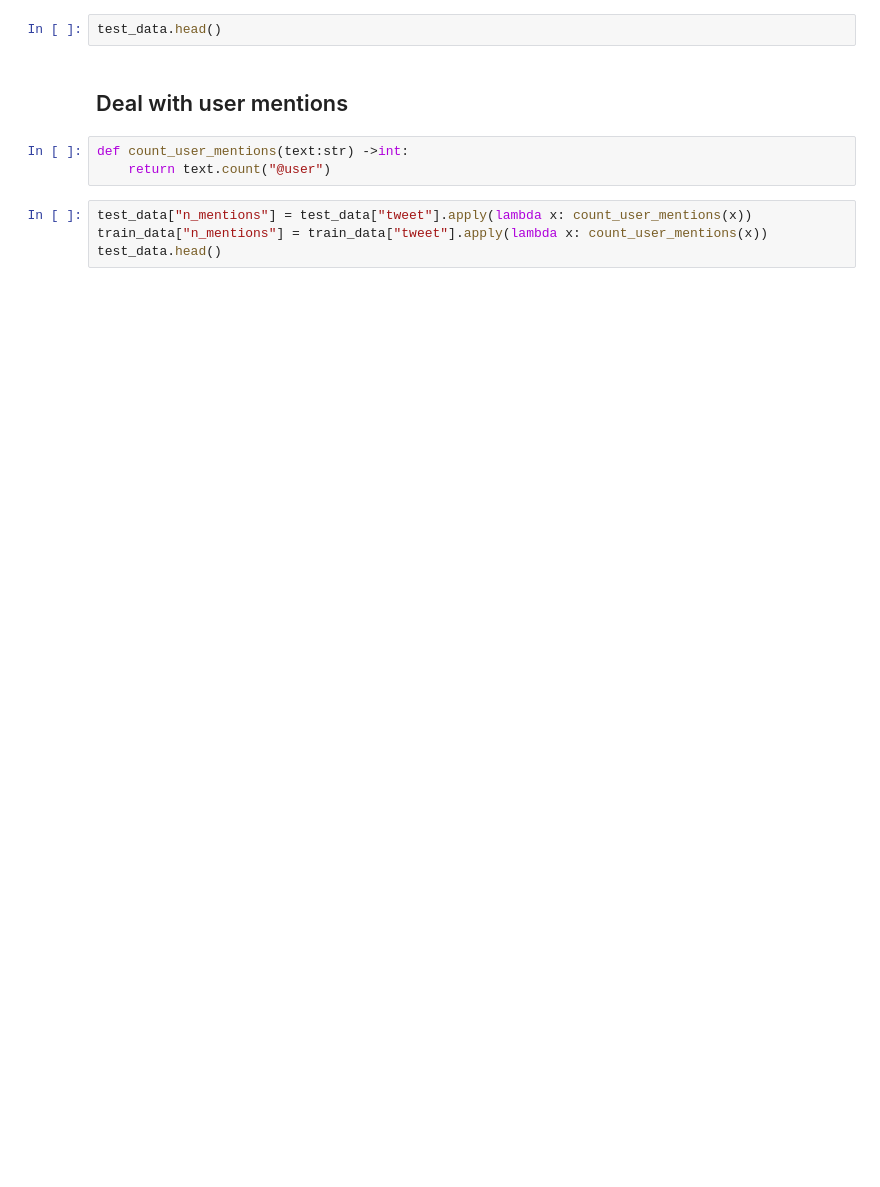
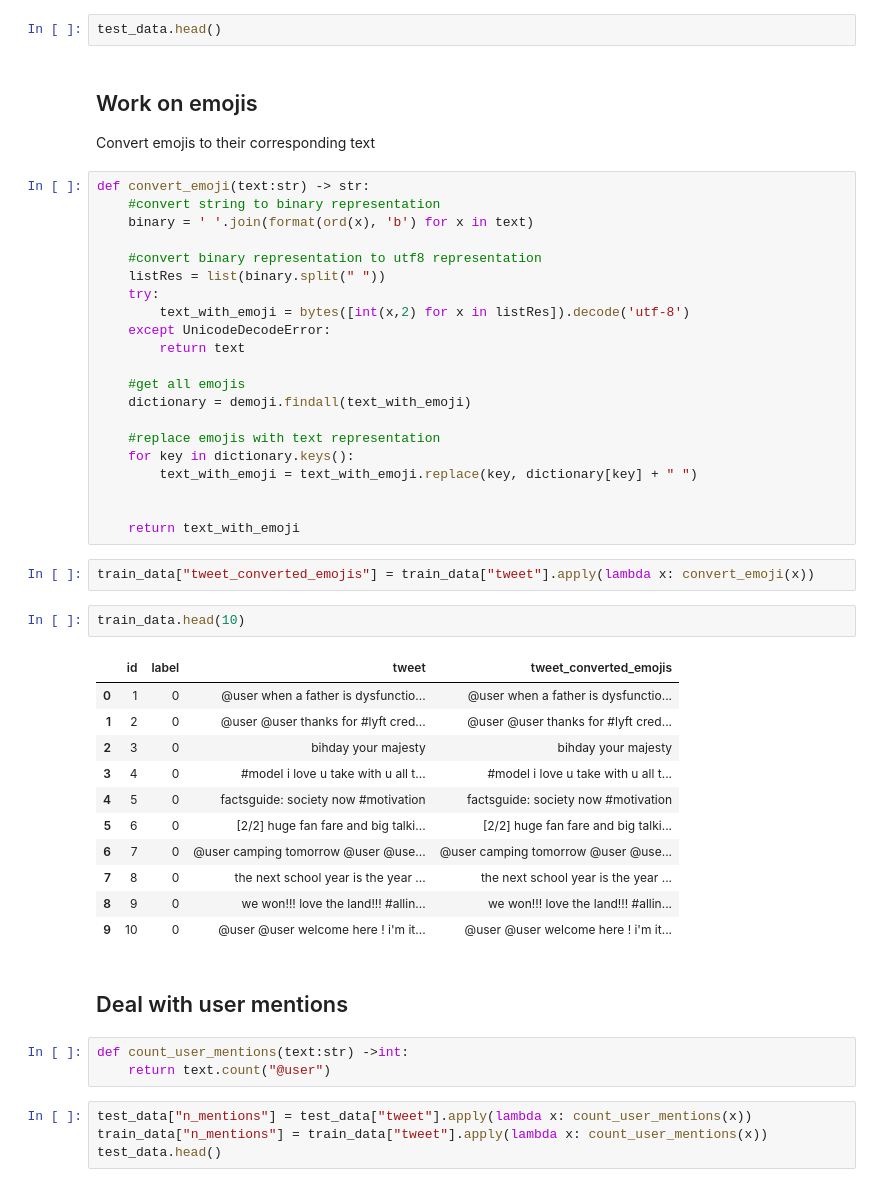
Before and after one commit to Aaron9812/Data_mining, a Jupyter notebook: src/data/preprocessing.ipynb, the cells around one changed output. Saved outputs shown, nothing was run; the diff lists cells and outputs as text; blank space fills up the shorter version.

Commit message:
Converted emojis to text

```diff
--- a/src/data/preprocessing.ipynb
+++ b/src/data/preprocessing.ipynb
@@ -32,5 +49,45 @@ train_data.head()
 # %%
 test_data.head()
+# %% [markdown]
+## Work on emojis
+Convert emojis to their corresponding text
+# %%
+def convert_emoji(text:str) -> str:
+    #convert string to binary representation
+    binary = ' '.join(format(ord(x), 'b') for x in text)
+
+    #convert binary representation to utf8 representation
+    listRes = list(binary.split(" "))
+    try:
+        text_with_emoji = bytes([int(x,2) for x in listRes]).decode('utf-8')
+    except UnicodeDecodeError:
+        return text
+
+    #get all emojis
+    dictionary = demoji.findall(text_with_emoji)
+
+    #replace emojis with text representation
+    for key in dictionary.keys():
+        text_with_emoji = text_with_emoji.replace(key, dictionary[key] + " ")
+
+
+    return text_with_emoji
+# %%
+train_data["tweet_converted_emojis"] = train_data["tweet"].apply(lambda x: convert_emoji(x))
+# %%
+train_data.head(10)
+# %% [output]
+|  | id | label | tweet | tweet_converted_emojis |
+| 0 | 1 | 0 | @user when a father is dysfunctio... | @user when a father is dysfunctio... |
+| 1 | 2 | 0 | @user @user thanks for #lyft cred... | @user @user thanks for #lyft cred... |
+| 2 | 3 | 0 | bihday your majesty | bihday your majesty |
+| 3 | 4 | 0 | #model i love u take with u all t... | #model i love u take with u all t... |
+| 4 | 5 | 0 | factsguide: society now #motivation | factsguide: society now #motivation |
+| 5 | 6 | 0 | [2/2] huge fan fare and big talki... | [2/2] huge fan fare and big talki... |
+| 6 | 7 | 0 | @user camping tomorrow @user @use... | @user camping tomorrow @user @use... |
+| 7 | 8 | 0 | the next school year is the year ... | the next school year is the year ... |
+| 8 | 9 | 0 | we won!!! love the land!!! #allin... | we won!!! love the land!!! #allin... |
+| 9 | 10 | 0 | @user @user welcome here ! i'm it... | @user @user welcome here ! i'm it... |
 # %% [markdown]
 ## Deal with user mentions
 # %%
```
Also changed, not shown: parts of 31 cells of this notebook.
